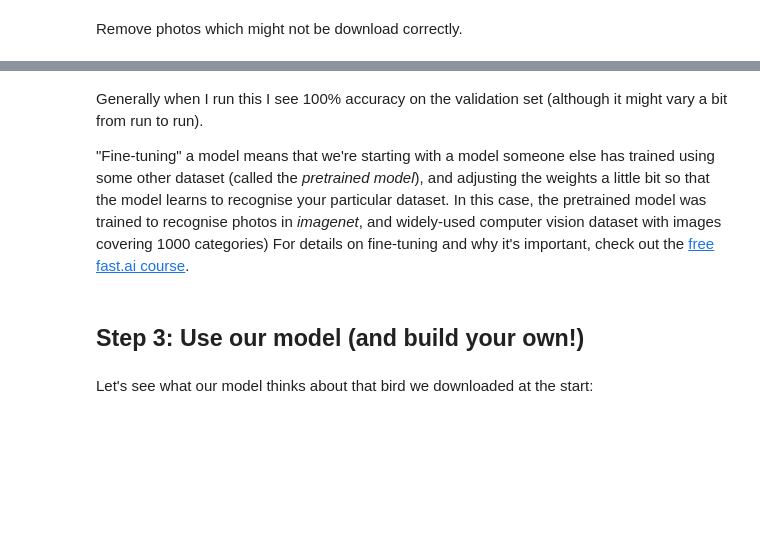
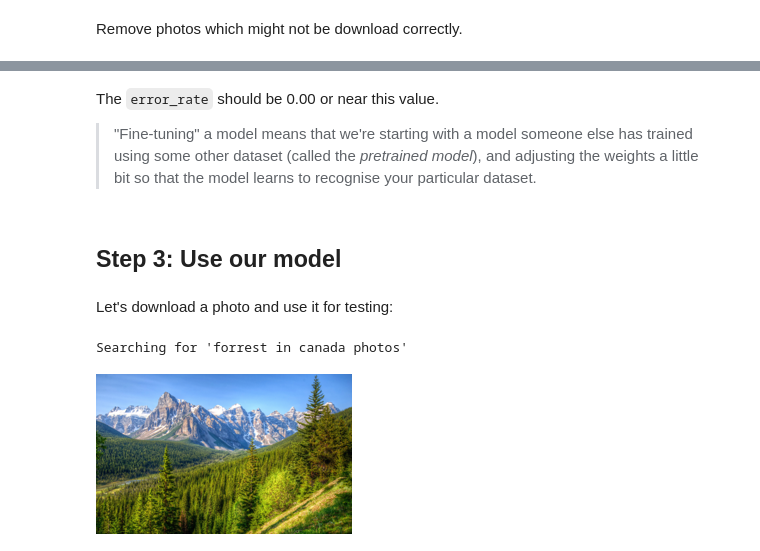
Before and after one commit to derrodo61/PDLFC, a Jupyter notebook: pdlfc01-is-it-a-bird.ipynb, the cells around one changed output, grey strips where cells are left out. Drawn from its saved outputs; the diff is of its cells as text; code cells hidden in the pictures; blank space fills up the shorter version.

Commit message:
Kaggle Notebook | PDLFC01 - Is it a bird?  | Version 6

```diff
--- a/pdlfc01-is-it-a-bird.ipynb
+++ b/pdlfc01-is-it-a-bird.ipynb
@@ -144,9 +158,20 @@ learn.fine_tune(3)
 # %% [markdown]
-Generally when I run this I see 100% accuracy on the validation set (although it might vary a bit from run to run).
+The `error_rate` should be 0.00 or near this value.
 
-"Fine-tuning" a model means that we're starting with a model someone else has trained using some other dataset (called the *pretrained model*), and adjusting the weights a little bit so that the model learns to recognise your particular dataset. In this case, the pretrained model was trained to recognise photos in *imagenet*, and widely-used computer vision dataset with images covering 1000 categories) For details on fine-tuning and why it's important, check out the [free fast.ai course](https://course.fast.ai/).
+> "Fine-tuning" a model means that we're starting with a model someone else has trained using some other dataset (called the *pretrained model*), and adjusting the weights a little bit so that the model learns to recognise your particular dataset.
 # %% [markdown]
-## Step 3: Use our model (and build your own!)
+## Step 3: Use our model
-# %% [markdown]
-Let's see what our model thinks about that bird we downloaded at the start:
+# %% [markdown]
+Let's download a photo and use it for testing:
+# %%
+urls = search_images('forrest in canada photos', max_images=1)
+dest = 'test.jpg'
+download_url(urls[0], dest, show_progress=False)
+
+from fastai.vision.all import *
+im = Image.open(dest)
+im.to_thumb(256,256)
+# %% [output]
+Searching for 'forrest in canada photos'
+[figure, added]
 # %%
```
Also changed, not shown: parts of 16 cells of this notebook.
